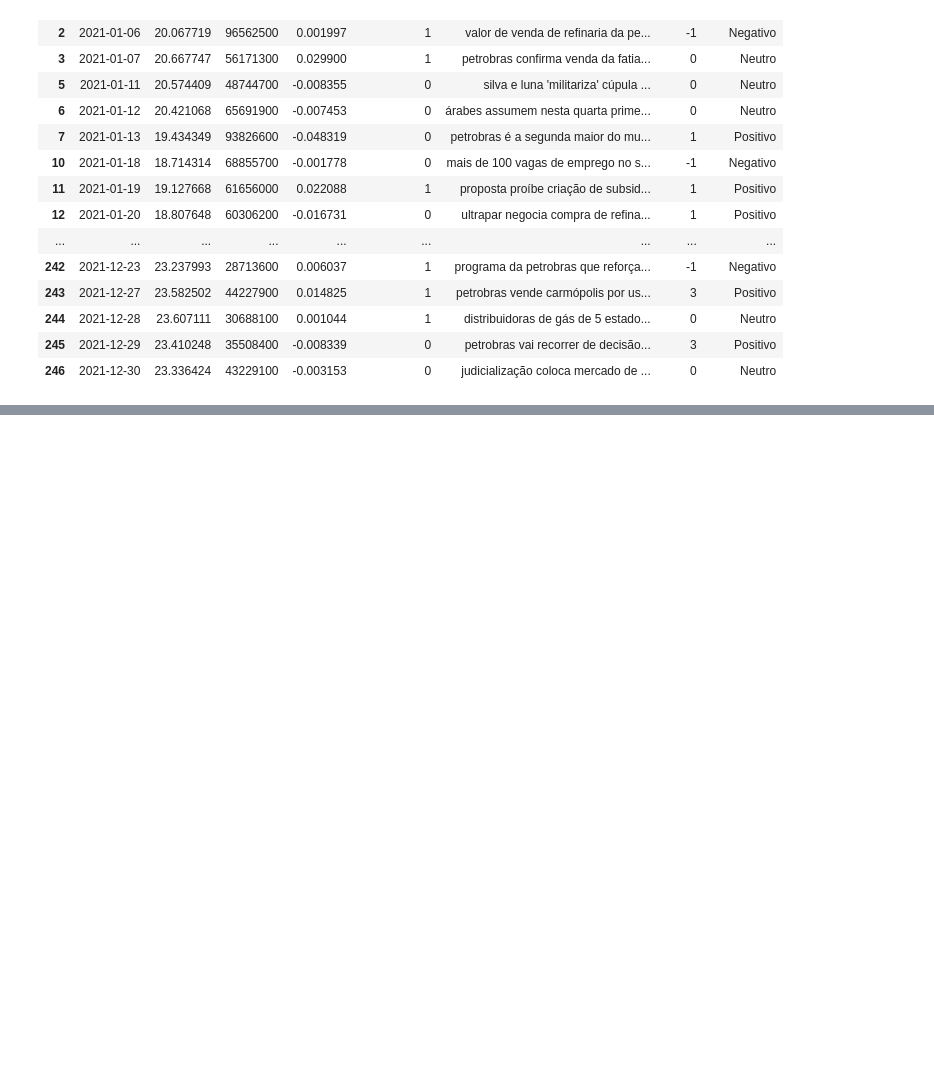
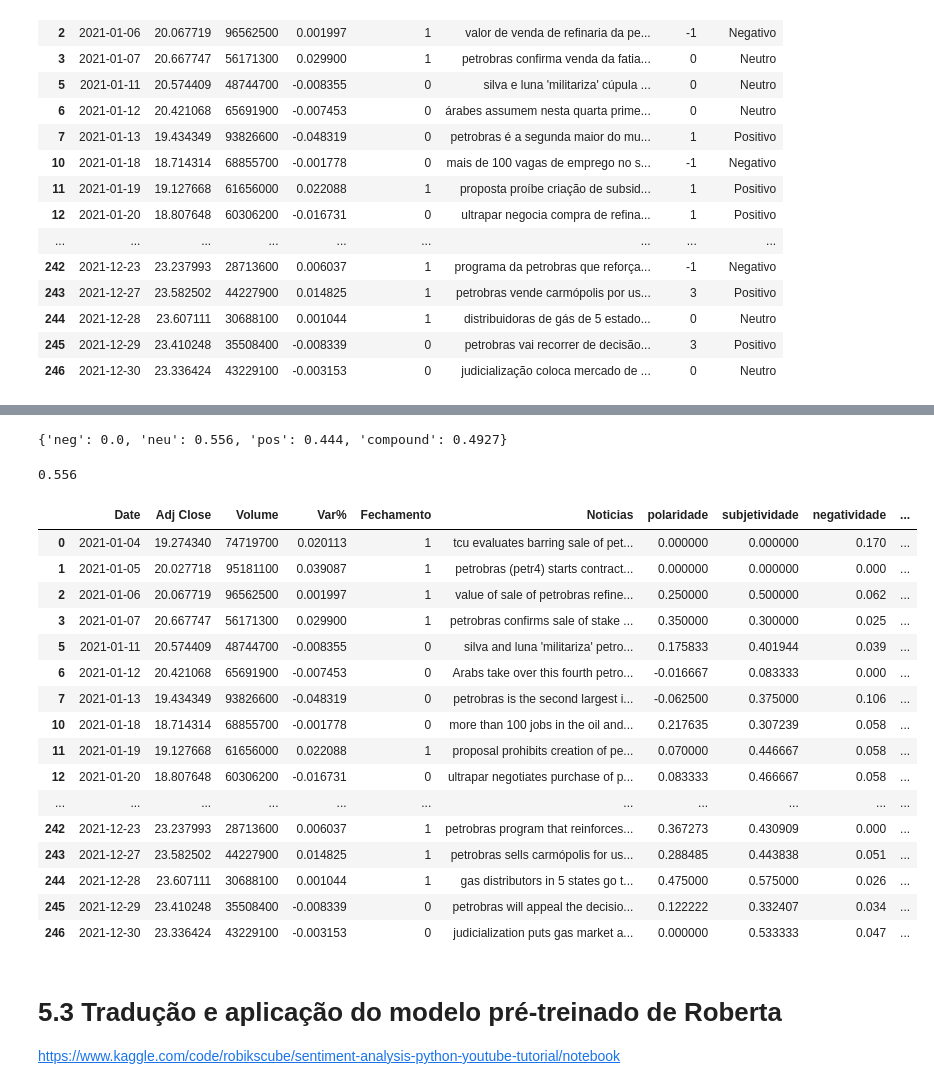
Before and after one commit to webercg/NLP---Daily-News-for-Stock-Market-Prediction, a Jupyter notebook: datasets/Experimentos + EDA.ipynb, the cells around one changed output, grey strips where cells are left out. Saved outputs shown, nothing was run; the diff lists cells and outputs as text; code cells hidden in the pictures; blank space fills up the shorter version.

```diff
--- a/datasets/Experimentos + EDA.ipynb
+++ b/datasets/Experimentos + EDA.ipynb
@@ -774,0 +788,3 @@ Index(['Date', 'Adj Close', 'Volume', 'Var%', 'Fechamento', 'Noticias',
+# %%
+frase_teste = traduzir("A comida está muito boa")
+frase_teste
@@ -774,0 +824,72 @@ Index(['Date', 'Adj Close', 'Volume', 'Var%', 'Fechamento', 'Noticias',
+# %%
+s_analyze = SentimentIntensityAnalyzer()
+sentiment= s_analyze.polarity_scores(frase_teste)
+# %%
+sentiment
+# %% [output]
+{'neg': 0.0, 'neu': 0.556, 'pos': 0.444, 'compound': 0.4927}
+# %%
+type(sentiment)
+sentiment.get('neu')
+# %% [output]
+0.556
+# %%
+def negatividade(frase):
+    frase = frase.lower()                   # coloca toda a frase em minusculo
+    s_analyze = SentimentIntensityAnalyzer()
+    sentiment= s_analyze.polarity_scores(frase)
+    sentimento = sentiment.get('neg')
+    return sentimento
+
+def neutralidade(frase):
+    frase = frase.lower()                   # coloca toda a frase em minusculo
+    s_analyze = SentimentIntensityAnalyzer()
+    sentiment= s_analyze.polarity_scores(frase)
+    sentimento = sentiment.get('neu')
+    return sentimento
+
+def positividade(frase):
+    frase = frase.lower()                   # coloca toda a frase em minusculo
+    s_analyze = SentimentIntensityAnalyzer()
+    sentiment= s_analyze.polarity_scores(frase)
+    sentimento = sentiment.get('pos')
+    return sentimento
+
+def composicao(frase):
+    frase = frase.lower()                   # coloca toda a frase em minusculo
+    s_analyze = SentimentIntensityAnalyzer()
+    sentiment= s_analyze.polarity_scores(frase)
+    sentimento = sentiment.get('compound')
+    return sentimento
+# %%
+df_final3 = df_final.copy()
+# %%
+df_final3['Noticias'] = df_final3['Noticias'].apply(lambda x: traduzir(x))
+df_final3['polaridade'] = df_final3['Noticias'].apply(lambda x: polaridade(x))
+df_final3['subjetividade'] = df_final3['Noticias'].apply(lambda x: subjetividade(x))
+df_final3['negatividade'] = df_final3['Noticias'].apply(lambda x: negatividade(x))
+df_final3['neutralidade'] = df_final3['Noticias'].apply(lambda x: neutralidade(x))
+df_final3['positividade'] = df_final3['Noticias'].apply(lambda x: positividade(x))
+df_final3['composicao'] = df_final3['Noticias'].apply(lambda x: composicao(x))
+df_final3
+# %% [output]
+|  | Date | Adj Close | Volume | Var% | Fechamento | Noticias | polaridade | subjetividade | negatividade | ... |
+| 0 | 2021-01-04 | 19.274340 | 74719700 | 0.020113 | 1 | tcu evaluates barring sale of pet... | 0.000000 | 0.000000 | 0.170 | ... |
+| 1 | 2021-01-05 | 20.027718 | 95181100 | 0.039087 | 1 | petrobras (petr4) starts contract... | 0.000000 | 0.000000 | 0.000 | ... |
+| 2 | 2021-01-06 | 20.067719 | 96562500 | 0.001997 | 1 | value of sale of petrobras refine... | 0.250000 | 0.500000 | 0.062 | ... |
+| 3 | 2021-01-07 | 20.667747 | 56171300 | 0.029900 | 1 | petrobras confirms sale of stake ... | 0.350000 | 0.300000 | 0.025 | ... |
+| 5 | 2021-01-11 | 20.574409 | 48744700 | -0.008355 | 0 | silva and luna 'militariza' petro... | 0.175833 | 0.401944 | 0.039 | ... |
+| 6 | 2021-01-12 | 20.421068 | 65691900 | -0.007453 | 0 | Arabs take over this fourth petro... | -0.016667 | 0.083333 | 0.000 | ... |
+| 7 | 2021-01-13 | 19.434349 | 93826600 | -0.048319 | 0 | petrobras is the second largest i... | -0.062500 | 0.375000 | 0.106 | ... |
+| 10 | 2021-01-18 | 18.714314 | 68855700 | -0.001778 | 0 | more than 100 jobs in the oil and... | 0.217635 | 0.307239 | 0.058 | ... |
+| 11 | 2021-01-19 | 19.127668 | 61656000 | 0.022088 | 1 | proposal prohibits creation of pe... | 0.070000 | 0.446667 | 0.058 | ... |
+| 12 | 2021-01-20 | 18.807648 | 60306200 | -0.016731 | 0 | ultrapar negotiates purchase of p... | 0.083333 | 0.466667 | 0.058 | ... |
+| ... | ... | ... | ... | ... | ... | ... | ... | ... | ... | ... |
+| 242 | 2021-12-23 | 23.237993 | 28713600 | 0.006037 | 1 | petrobras program that reinforces... | 0.367273 | 0.430909 | 0.000 | ... |
+| 243 | 2021-12-27 | 23.582502 | 44227900 | 0.014825 | 1 | petrobras sells carmópolis for us... | 0.288485 | 0.443838 | 0.051 | ... |
+| 244 | 2021-12-28 | 23.607111 | 30688100 | 0.001044 | 1 | gas distributors in 5 states go t... | 0.475000 | 0.575000 | 0.026 | ... |
+| 245 | 2021-12-29 | 23.410248 | 35508400 | -0.008339 | 0 | petrobras will appeal the decisio... | 0.122222 | 0.332407 | 0.034 | ... |
+| 246 | 2021-12-30 | 23.336424 | 43229100 | -0.003153 | 0 | judicialization puts gas market a... | 0.000000 | 0.533333 | 0.047 | ... |
+# %% [markdown]
+# 5.3 Tradução e aplicação do modelo pré-treinado de Roberta
+https://www.kaggle.com/code/robikscube/sentiment-analysis-python-youtube-tutorial/notebook
```
Also changed, not shown: parts of 89 cells of this notebook.
